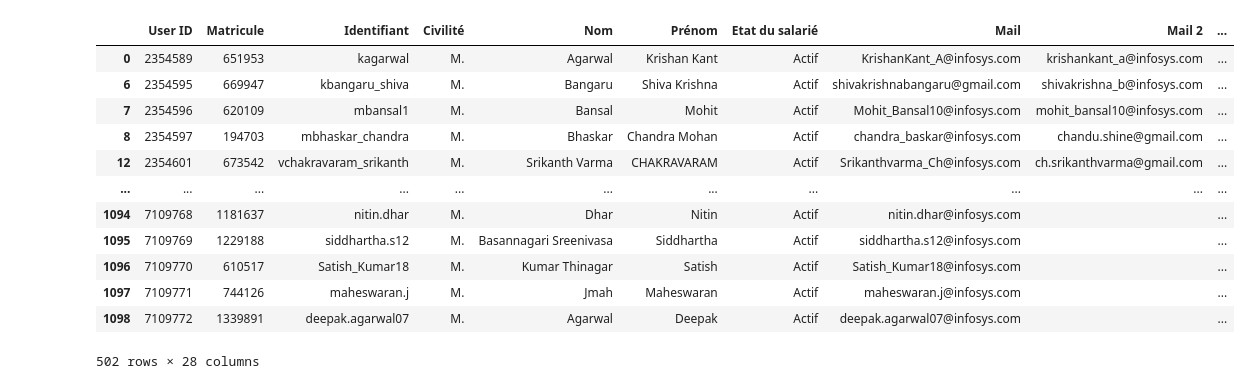
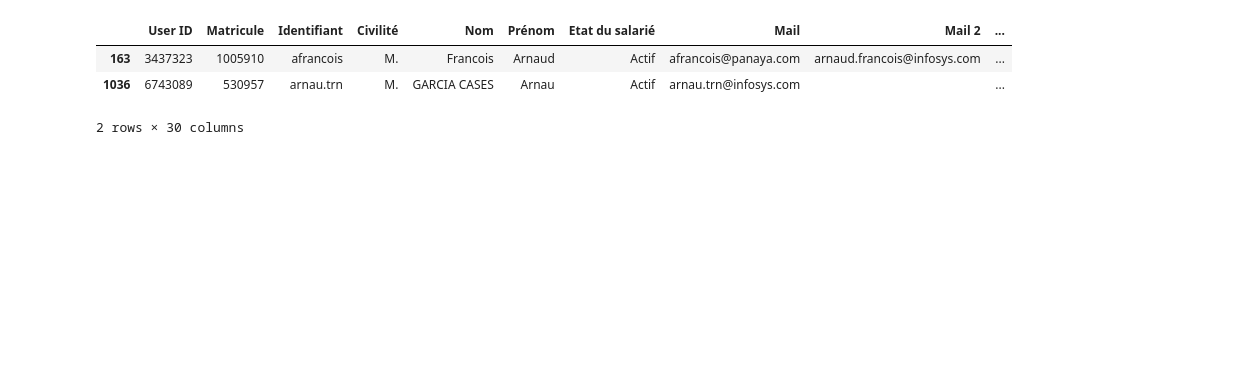
Before and after one commit to clementsoullard/sudoku-resolver, a Jupyter notebook: comiteo/Miseajourcomiteo.ipynb, the cells around one changed output. Drawn from its saved outputs; the diff is of its cells as text; code cells hidden in the pictures; blank space fills up the shorter version.

```diff
--- a/comiteo/Miseajourcomiteo.ipynb
+++ b/comiteo/Miseajourcomiteo.ipynb
@@ -26,23 +32,31 @@ usersexclus=pd.read_excel("excluded-employees.xlsx", dtype={'Matricule': "str"})
 # %%
 #Users est pris d'un extract Comitéo. : Liste des utilisateurs actifs et désactivés (sans adresse)
-users=pd.read_csv("userscomiteo.csv",sep=";", dtype={'Matricule': "str"})
+users=pd.read_csv("20240108_utilisateurs.csv",sep=";", dtype={'Matricule': "str"})
 
 subset = ['Mail', 'Mail 2',"Matricule"]
 users.loc[:, subset] = users.loc[:, subset].fillna("")
 users=users[users["Etat du salarié"]=="Actif"]
 users
+
+users["mail"]=""
+
+#Construction de la colonne mail qui sera utilisée pour le rapprochement. Elle contiendra le mail qui contient infosys.com
+for i, row in users.iterrows():
+    if "@infosys.com" in row["Mail"]:
+        users.loc[i,"mail"]=row["Mail"]
+    elif "@infosys.com" in  row["Mail 2"]:
+        users.loc[i,"mail"]=row["Mail 2"]
+# Minuscule
+users["mail"]=users["mail"].str.lower()
+# Construction de la colonne nom simple qui contient une concaténation du prénom et du nom en minuscule
+users["nomsimple"]=users["Prénom"]+" "+users["Nom"]
+users["nomsimple"]=users["nomsimple"].str.lower()
+users
+users[users.mail.str.contains("arnau")]
+#employees[employees.nomsimple.str.contains("malivert")]["Emp ID"]
 # %% [output]
 |  | User ID | Matricule | Identifiant | Civilité | Nom | Prénom | Etat du salarié | Mail | Mail 2 | ... |
-| 0 | 2354589 | 651953 | kagarwal | M. | Agarwal | Krishan Kant | Actif | KrishanKant_A@infosys.com | krishankant_a@infosys.com | ... |
-| 6 | 2354595 | 669947 | kbangaru_shiva | M. | Bangaru | Shiva Krishna | Actif | shivakrishnabangaru@gmail.com | shivakrishna_b@infosys.com | ... |
-| 7 | 2354596 | 620109 | mbansal1 | M. | Bansal | Mohit | Actif | Mohit_Bansal10@infosys.com | mohit_bansal10@infosys.com | ... |
-| 8 | 2354597 | 194703 | mbhaskar_chandra | M. | Bhaskar | Chandra Mohan | Actif | chandra_baskar@infosys.com | chandu.shine@gmail.com | ... |
-| 12 | 2354601 | 673542 | vchakravaram_srikanth | M. | Srikanth Varma | CHAKRAVARAM | Actif | Srikanthvarma_Ch@infosys.com | ch.srikanthvarma@gmail.com | ... |
-| ... | ... | ... | ... | ... | ... | ... | ... | ... | ... | ... |
-| 1094 | 7109768 | 1181637 | nitin.dhar | M. | Dhar | Nitin | Actif | nitin.dhar@infosys.com |  | ... |
-| 1095 | 7109769 | 1229188 | siddhartha.s12 | M. | Basannagari Sreenivasa | Siddhartha | Actif | siddhartha.s12@infosys.com |  | ... |
-| 1096 | 7109770 | 610517 | Satish_Kumar18 | M. | Kumar Thinagar | Satish | Actif | Satish_Kumar18@infosys.com |  | ... |
-| 1097 | 7109771 | 744126 | maheswaran.j | M. | Jmah | Maheswaran | Actif | maheswaran.j@infosys.com |  | ... |
-| 1098 | 7109772 | 1339891 | deepak.agarwal07 | M. | Agarwal | Deepak | Actif | deepak.agarwal07@infosys.com |  | ... |
+| 163 | 3437323 | 1005910 | afrancois | M. | Francois | Arnaud | Actif | afrancois@panaya.com | arnaud.francois@infosys.com | ... |
+| 1036 | 6743089 | 530957 | arnau.trn | M. | GARCIA CASES | Arnau | Actif | arnau.trn@infosys.com |  | ... |
-502 rows × 28 columns
+2 rows × 30 columns
 # %%
```
Also changed, not shown: parts of 3 cells of this notebook.
